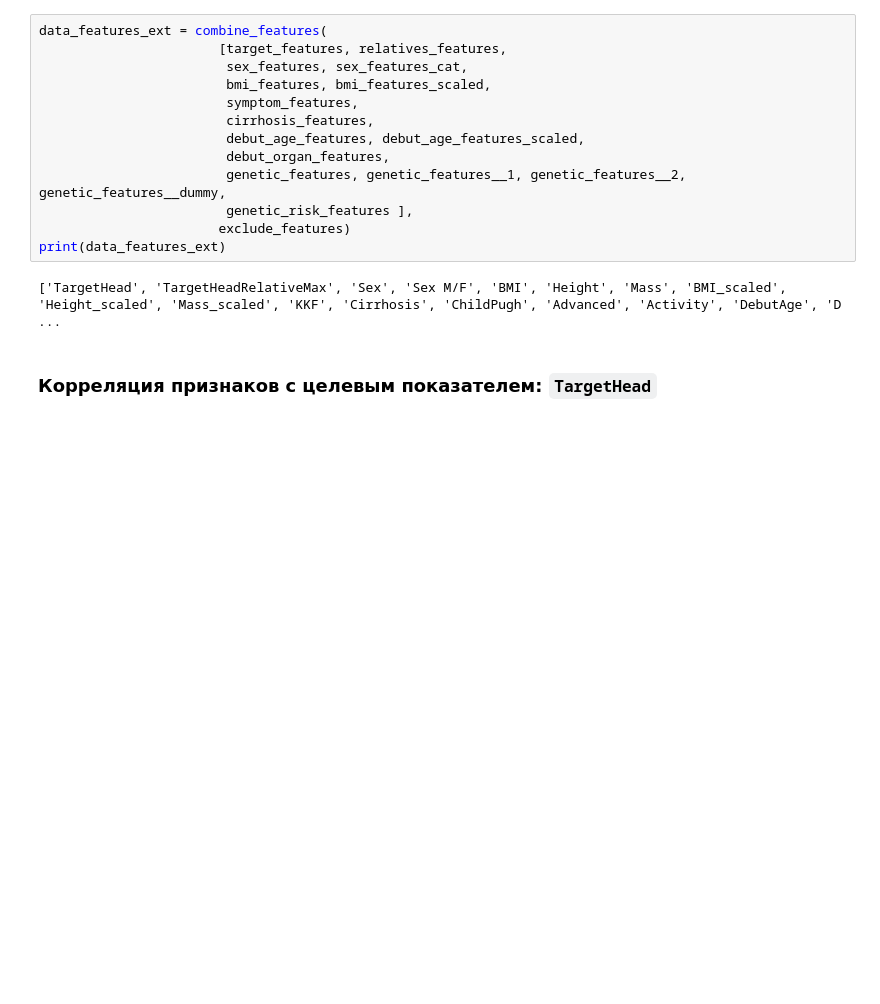
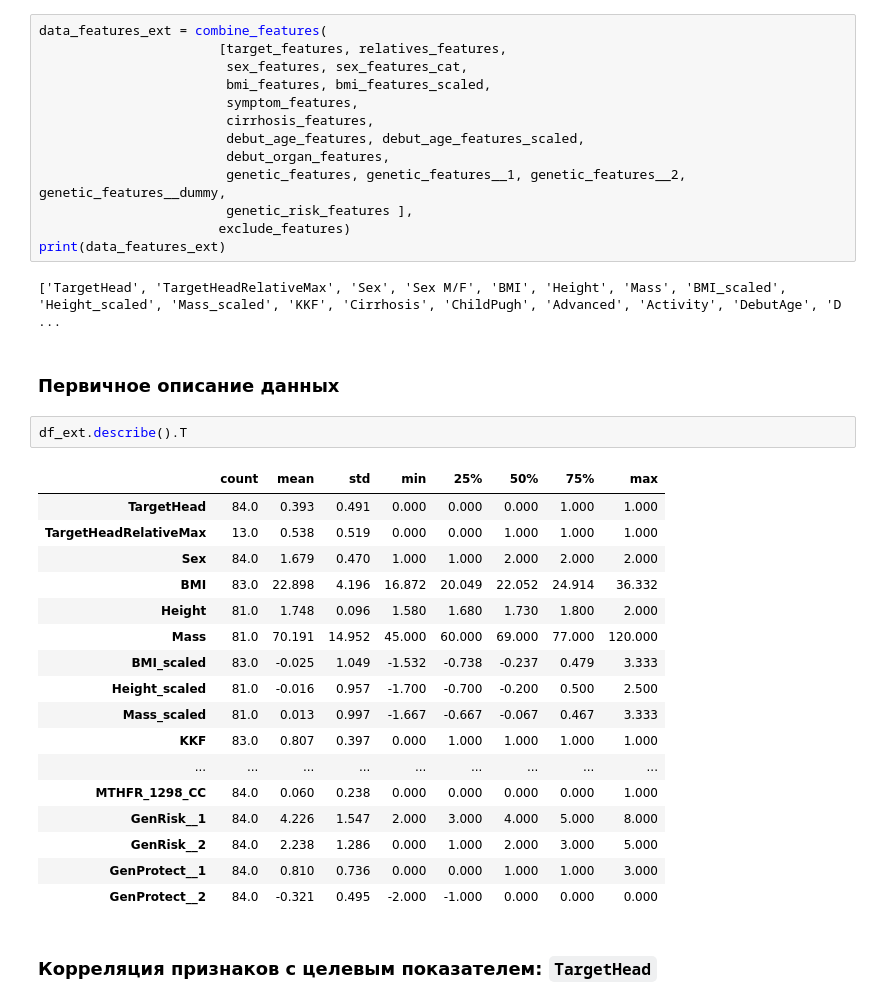
Before and after one commit to AlexanderArtemyev/Wilson-disease, a Jupyter notebook: explore_data.ipynb, the cells around one changed output. Saved outputs shown, nothing was run; the diff lists cells and outputs as text; blank space fills up the shorter version.

```diff
--- a/explore_data.ipynb
+++ b/explore_data.ipynb
@@ -128,6 +128,28 @@ data_features_ext = combine_features(
 print(data_features_ext)
 # %% [output]
 ['TargetHead', 'TargetHeadRelativeMax', 'Sex', 'Sex M/F', 'BMI', 'Height', 'Mass', 'BMI_scaled', 'Height_scaled', 'Mass_scaled', 'KKF', 'Cirrhosis', 'ChildPugh', 'Advanced', 'Activity', 'DebutAge', 'D ...
+# %% [markdown]
+### Первичное описание данных
+# %%
+df_ext.describe().T
+# %% [output]
+|  | count | mean | std | min | 25% | 50% | 75% | max |
+| TargetHead | 84.0 | 0.393 | 0.491 | 0.000 | 0.000 | 0.000 | 1.000 | 1.000 |
+| TargetHeadRelativeMax | 13.0 | 0.538 | 0.519 | 0.000 | 0.000 | 1.000 | 1.000 | 1.000 |
+| Sex | 84.0 | 1.679 | 0.470 | 1.000 | 1.000 | 2.000 | 2.000 | 2.000 |
+| BMI | 83.0 | 22.898 | 4.196 | 16.872 | 20.049 | 22.052 | 24.914 | 36.332 |
+| Height | 81.0 | 1.748 | 0.096 | 1.580 | 1.680 | 1.730 | 1.800 | 2.000 |
+| Mass | 81.0 | 70.191 | 14.952 | 45.000 | 60.000 | 69.000 | 77.000 | 120.000 |
+| BMI_scaled | 83.0 | -0.025 | 1.049 | -1.532 | -0.738 | -0.237 | 0.479 | 3.333 |
+| Height_scaled | 81.0 | -0.016 | 0.957 | -1.700 | -0.700 | -0.200 | 0.500 | 2.500 |
+| Mass_scaled | 81.0 | 0.013 | 0.997 | -1.667 | -0.667 | -0.067 | 0.467 | 3.333 |
+| KKF | 83.0 | 0.807 | 0.397 | 0.000 | 1.000 | 1.000 | 1.000 | 1.000 |
+| ... | ... | ... | ... | ... | ... | ... | ... | ... |
+| MTHFR_1298_CC | 84.0 | 0.060 | 0.238 | 0.000 | 0.000 | 0.000 | 0.000 | 1.000 |
+| GenRisk__1 | 84.0 | 4.226 | 1.547 | 2.000 | 3.000 | 4.000 | 5.000 | 8.000 |
+| GenRisk__2 | 84.0 | 2.238 | 1.286 | 0.000 | 1.000 | 2.000 | 3.000 | 5.000 |
+| GenProtect__1 | 84.0 | 0.810 | 0.736 | 0.000 | 0.000 | 1.000 | 1.000 | 3.000 |
+| GenProtect__2 | 84.0 | -0.321 | 0.495 | -2.000 | -1.000 | 0.000 | 0.000 | 0.000 |
 # %% [markdown]
 ### Корреляция признаков с целевым показателем: `TargetHead`
 # %%
```
Also changed, not shown: parts of 1 cell of this notebook, 2 other files.
